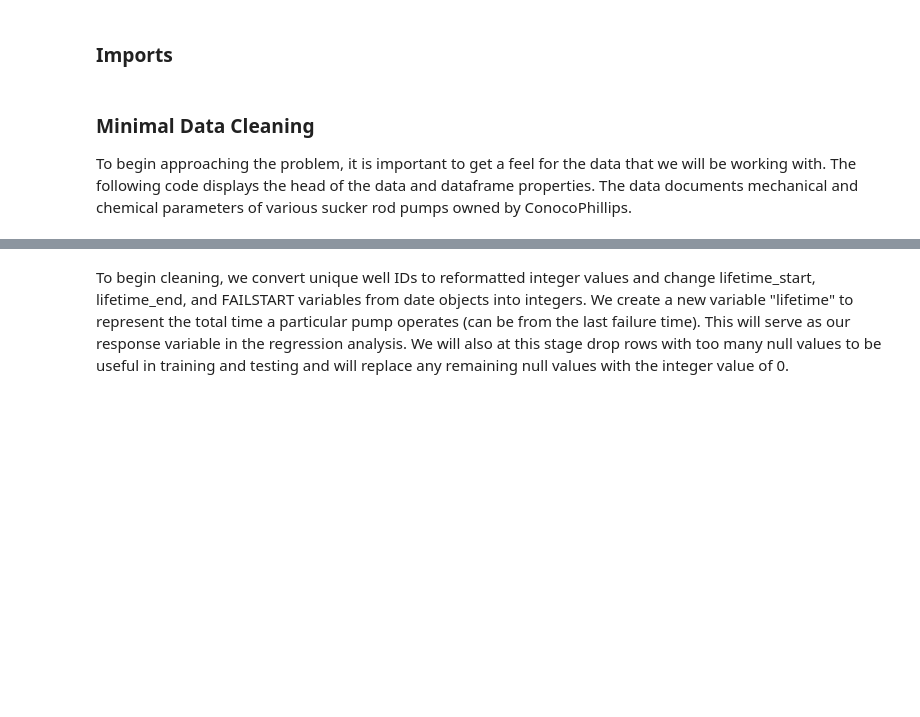
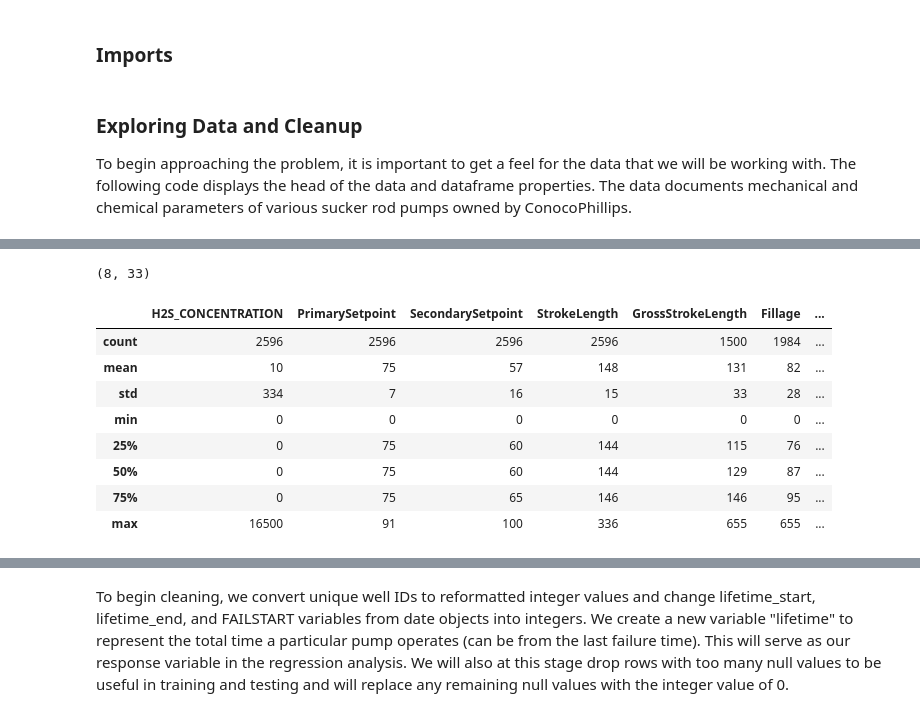
Before and after one commit to skeptrunedev/Rod_Pump_Optimization, a Jupyter notebook: notebooks/MVP_notebook.ipynb, the cells around one changed output, grey strips where cells are left out. Cells and saved outputs as stored; diff of their text form; code cells hidden in the pictures; blank space fills up the shorter version.

```diff
--- a/notebooks/MVP_notebook.ipynb
+++ b/notebooks/MVP_notebook.ipynb
@@ -35,7 +35,7 @@ from sklearn.experimental import enable_iterative_imputer
 from sklearn.impute import IterativeImputer
 from sklearn.impute import KNNImputer
 # %% [markdown]
-### Minimal Data Cleaning
+### Exploring Data and Cleanup
 To begin approaching the problem, it is important to get a feel for the data that we will be working with. The following code displays the head of the data and dataframe properties. The data documents mechanical and chemical parameters of various sucker rod pumps owned by ConocoPhillips.
 # %%
 rpdf = pd.read_csv("../UT_RodPump_Dataset/rodpump_failure.csv")
@@ -47,3 +47,20 @@ rpdf.head()
 | 2 | GB95BPWW35640301552066 | 165-51-5897 | near-learn-simply | FNVL11432909873086 | GB02DJAW44801752494129 | 2011-09-14 00:00:00.000 | 2012-08-20 00:00:00.000 | PLPR44121073149707 | Sucker Rod Pump | ... |
 | 3 | GB79UEDN31454825972680 | 543-56-3494 | sea-improve-place | JOKL33317998159514 | GB84GHPH97287631470412 | 2016-01-12 09:00:00.000 | 2017-03-16 16:30:00.000 | MYCF04792093856141 | Sucker Rod Pump | ... |
 | 4 | GB20XCTM13691331349509 | 391-37-2039 | personal-candidate | XOSU92041716672870 | GB08VYTX61977431827206 | 2018-06-14 13:00:00.000 | 2020-04-15 17:37:11.338 | WJDB83445325478746 | NaN | ... |
+# %%
+pd.set_option('display.float_format', lambda x: '%.0f' % x)
+pd.set_option('display.max_columns', 55)
+rpdf_numeric_summary = rpdf.describe()
+print(rpdf_numeric_summary.shape)
+rpdf_numeric_summary
+# %% [output]
+(8, 33)
+|  | H2S_CONCENTRATION | PrimarySetpoint | SecondarySetpoint | StrokeLength | GrossStrokeLength | Fillage | ... |
+| count | 2596 | 2596 | 2596 | 2596 | 1500 | 1984 | ... |
+| mean | 10 | 75 | 57 | 148 | 131 | 82 | ... |
+| std | 334 | 7 | 16 | 15 | 33 | 28 | ... |
+| min | 0 | 0 | 0 | 0 | 0 | 0 | ... |
+| 25% | 0 | 75 | 60 | 144 | 115 | 76 | ... |
+| 50% | 0 | 75 | 60 | 144 | 129 | 87 | ... |
+| 75% | 0 | 75 | 65 | 146 | 146 | 95 | ... |
+| max | 16500 | 91 | 100 | 336 | 655 | 655 | ... |
```
Also changed, not shown: parts of 11 cells of this notebook, 12 other files.
